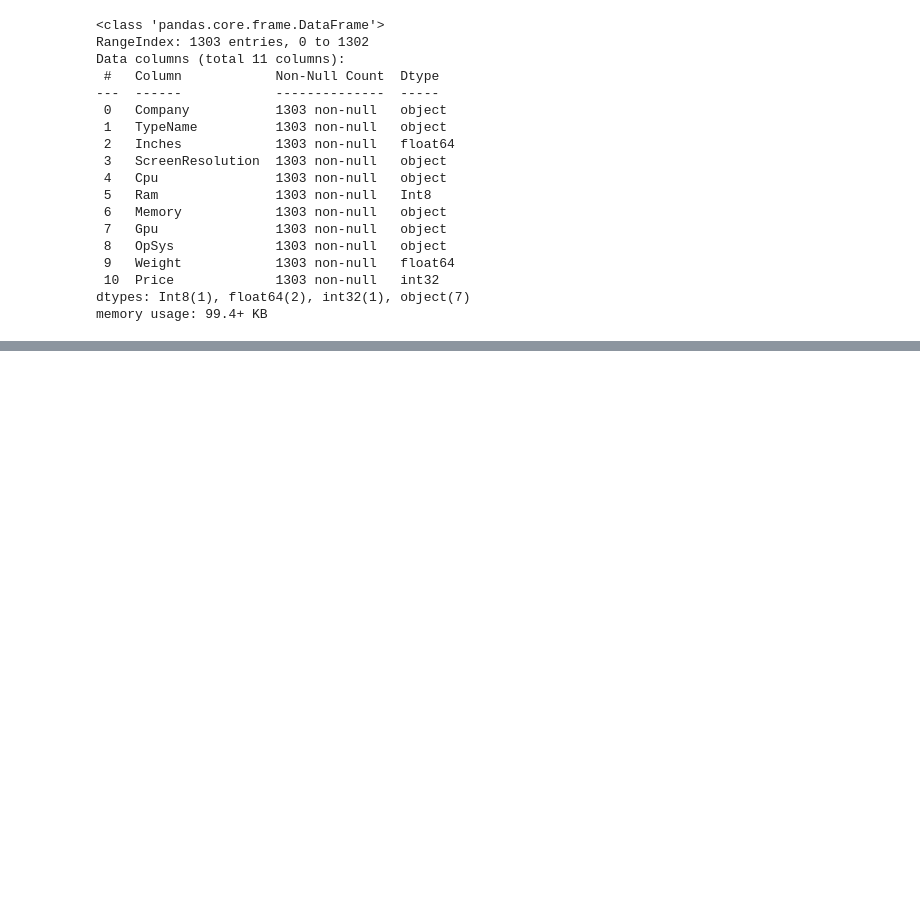
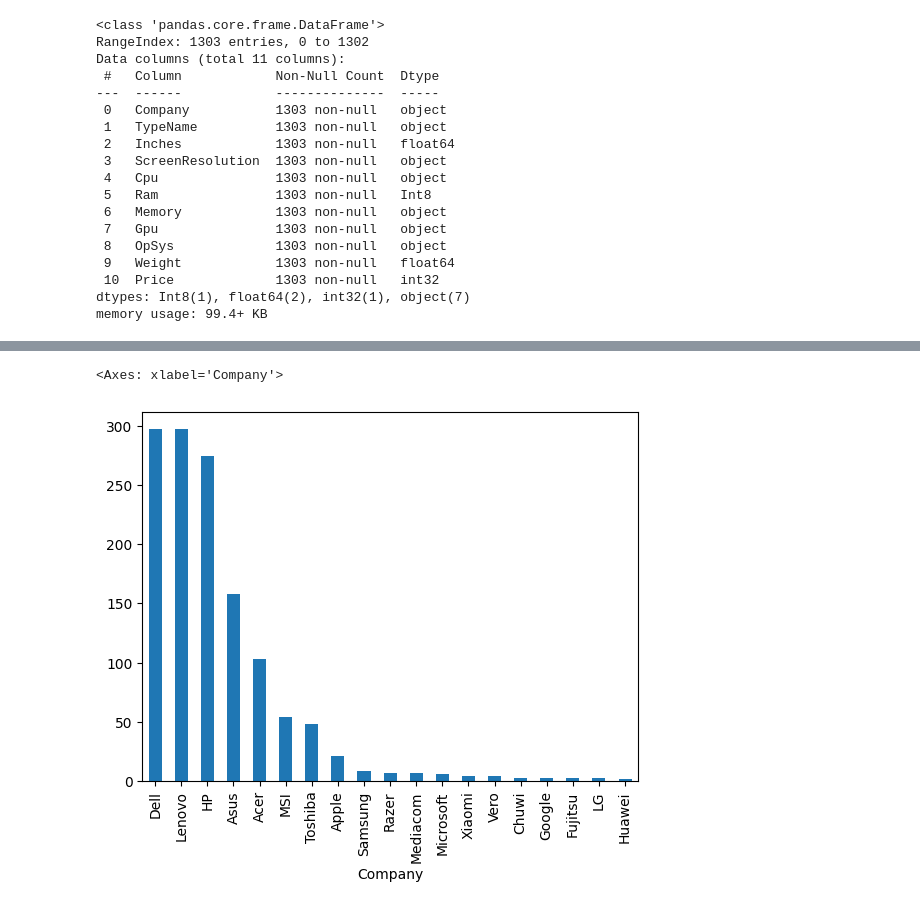
Before and after one commit to mukund-gpt/Laptop-Price-Predictor, a Jupyter notebook: laptop.ipynb, the cells around one changed output, grey strips where cells are left out. Saved outputs shown, nothing was run; the diff lists cells and outputs as text; code cells hidden in the pictures; blank space fills up the shorter version.

```diff
--- a/laptop.ipynb
+++ b/laptop.ipynb
@@ -51,8 +51,6 @@ laptop=laptop.drop(columns="Unnamed: 0")
 laptop["Ram"]=laptop["Ram"].str.replace("GB","").astype("Int8")
 # %%
 laptop["Weight"]=laptop["Weight"].str.replace("kg",'').astype("float")
-# %%
-laptop["Price"]=laptop["Price"].astype(int)
 # %%
 laptop.head()
 # %% [output]
@@ -91,0 +92,5 @@ NameError: name 'laptop' is not defined
+# %%
+laptop['Company'].value_counts().plot(kind="bar")
+# %% [output]
+<Axes: xlabel='Company'>
+[figure, added]
```
Also changed, not shown: parts of 37 cells of this notebook.
